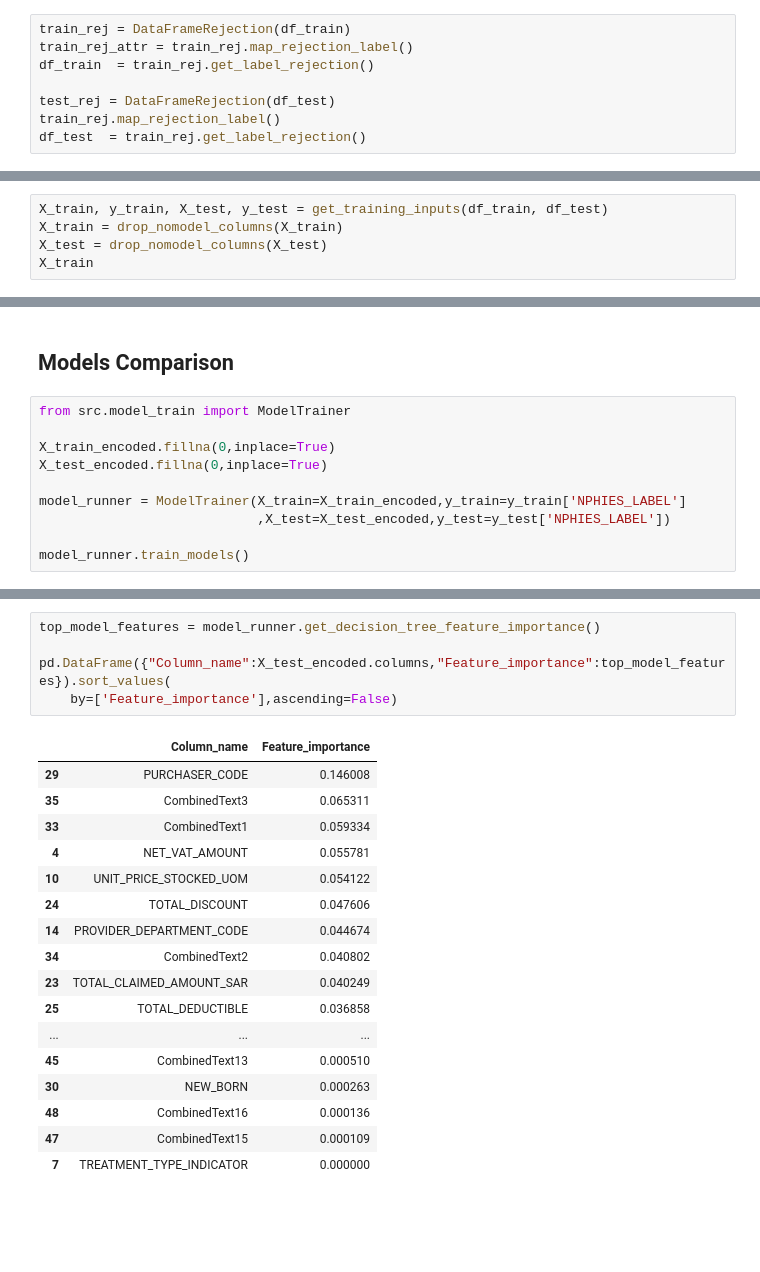
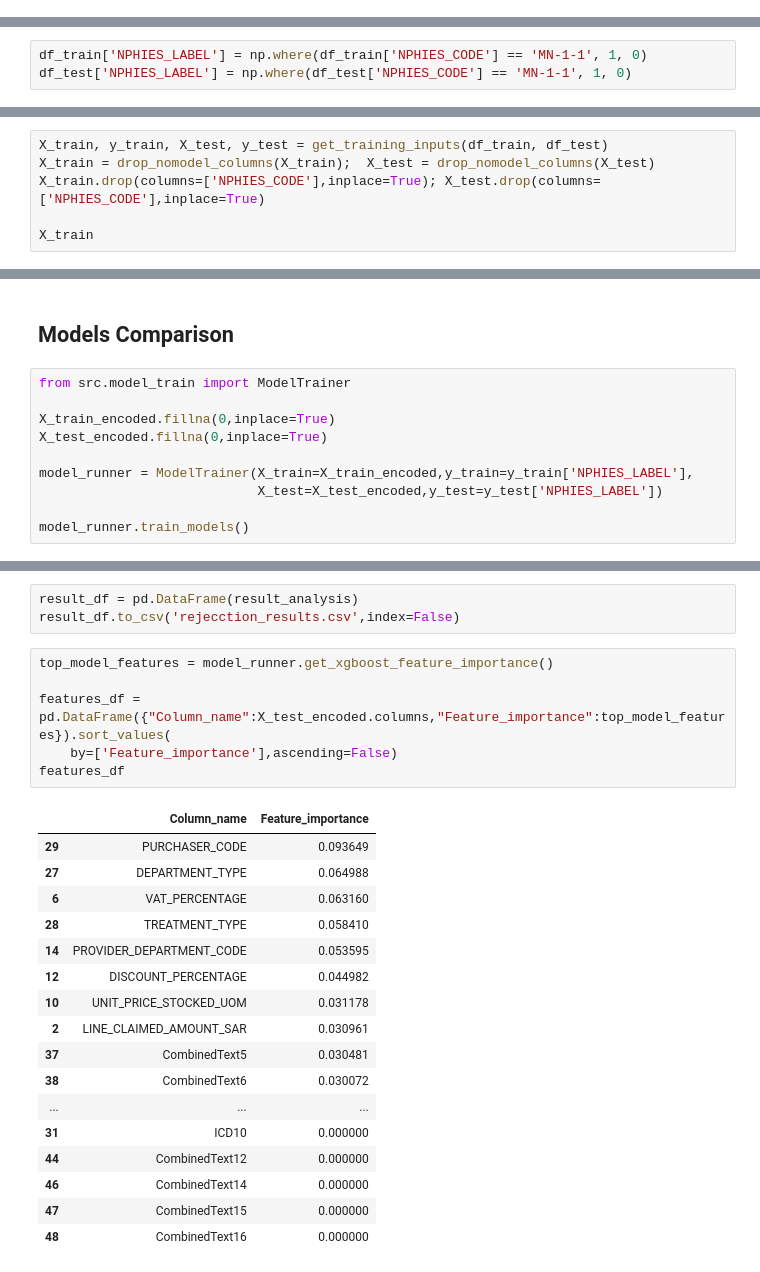
Before and after one commit to Andalusia-Data-Science-Team/Claims_Rejection, a Jupyter notebook: model_training_comparison_rejectionreason.ipynb, the cells around one changed output, grey strips where cells are left out. Drawn from its saved outputs; the diff is of its cells as text; blank space fills up the shorter version.

```diff
--- a/model_training_comparison_rejectionreason.ipynb
+++ b/model_training_comparison_rejectionreason.ipynb
@@ -28,11 +30,3 @@ train_rej_attr[['NOTES','NPHIES_LABEL']]
 | 488831 | MN-1-1Service is not clinically j... | Medical |
 | 488832 | CV-1-1Provider is out of benefici... | Coverage |
 76867 rows × 2 columns
-# %%
-train_rej = DataFrameRejection(df_train)
-train_rej_attr = train_rej.map_rejection_label()
-df_train  = train_rej.get_label_rejection()
-
-test_rej = DataFrameRejection(df_test)
-train_rej.map_rejection_label()
-df_test  = train_rej.get_label_rejection()
@@ -39 +39,4 @@ df_test  = train_rej.get_label_rejection()
+# %%
+df_train['NPHIES_LABEL'] = np.where(df_train['NPHIES_CODE'] == 'MN-1-1', 1, 0)
+df_test['NPHIES_LABEL'] = np.where(df_test['NPHIES_CODE'] == 'MN-1-1', 1, 0)
 # %%
@@ -55,7 +58,8 @@ df_train[['NOTES','NPHIES_LABEL']]
 # %%
 X_train, y_train, X_test, y_test = get_training_inputs(df_train, df_test)
-X_train = drop_nomodel_columns(X_train)
-X_test = drop_nomodel_columns(X_test)
+X_train = drop_nomodel_columns(X_train);  X_test = drop_nomodel_columns(X_test)
+X_train.drop(columns=['NPHIES_CODE'],inplace=True); X_test.drop(columns=['NPHIES_CODE'],inplace=True)
+
 X_train
 # %% [output]
 |  | NET_WITH_VAT | SERVICE_DESCRIPTION | QTY | LINE_CLAIMED_AMOUNT_SAR | LINE_ITEM_DISCOUNT | NET_VAT_AMOUNT | ... |
@@ -146,8 +134,8 @@ from src.model_train import ModelTrainer
 X_train_encoded.fillna(0,inplace=True)
 X_test_encoded.fillna(0,inplace=True)
 
-model_runner = ModelTrainer(X_train=X_train_encoded,y_train=y_train['NPHIES_LABEL']
-                            ,X_test=X_test_encoded,y_test=y_test['NPHIES_LABEL'])
+model_runner = ModelTrainer(X_train=X_train_encoded,y_train=y_train['NPHIES_LABEL'],
+                            X_test=X_test_encoded,y_test=y_test['NPHIES_LABEL'])
 
 model_runner.train_models()
 # %% [output]
@@ -186,23 +174,27 @@ result_analysis
+# %%
+result_df = pd.DataFrame(result_analysis)
+result_df.to_csv('rejecction_results.csv',index=False)
 # %%
-top_model_features = model_runner.get_decision_tree_feature_importance()
+top_model_features = model_runner.get_xgboost_feature_importance()
 
-pd.DataFrame({"Column_name":X_test_encoded.columns,"Feature_importance":top_model_features}).sort_values(
+features_df = pd.DataFrame({"Column_name":X_test_encoded.columns,"Feature_importance":top_model_features}).sort_values(
     by=['Feature_importance'],ascending=False)
+features_df
 # %% [output]
 |  | Column_name | Feature_importance |
-| 29 | PURCHASER_CODE | 0.146008 |
-| 35 | CombinedText3 | 0.065311 |
-| 33 | CombinedText1 | 0.059334 |
-| 4 | NET_VAT_AMOUNT | 0.055781 |
-| 10 | UNIT_PRICE_STOCKED_UOM | 0.054122 |
-| 24 | TOTAL_DISCOUNT | 0.047606 |
-| 14 | PROVIDER_DEPARTMENT_CODE | 0.044674 |
-| 34 | CombinedText2 | 0.040802 |
-| 23 | TOTAL_CLAIMED_AMOUNT_SAR | 0.040249 |
-| 25 | TOTAL_DEDUCTIBLE | 0.036858 |
+| 29 | PURCHASER_CODE | 0.093649 |
+| 27 | DEPARTMENT_TYPE | 0.064988 |
+| 6 | VAT_PERCENTAGE | 0.063160 |
+| 28 | TREATMENT_TYPE | 0.058410 |
+| 14 | PROVIDER_DEPARTMENT_CODE | 0.053595 |
+| 12 | DISCOUNT_PERCENTAGE | 0.044982 |
+| 10 | UNIT_PRICE_STOCKED_UOM | 0.031178 |
+| 2 | LINE_CLAIMED_AMOUNT_SAR | 0.030961 |
+| 37 | CombinedText5 | 0.030481 |
+| 38 | CombinedText6 | 0.030072 |
 | ... | ... | ... |
-| 45 | CombinedText13 | 0.000510 |
-| 30 | NEW_BORN | 0.000263 |
-| 48 | CombinedText16 | 0.000136 |
-| 47 | CombinedText15 | 0.000109 |
-| 7 | TREATMENT_TYPE_INDICATOR | 0.000000 |
+| 31 | ICD10 | 0.000000 |
+| 44 | CombinedText12 | 0.000000 |
+| 46 | CombinedText14 | 0.000000 |
+| 47 | CombinedText15 | 0.000000 |
+| 48 | CombinedText16 | 0.000000 |
```
Also changed, not shown: parts of 49 cells of this notebook, 8 other files.
